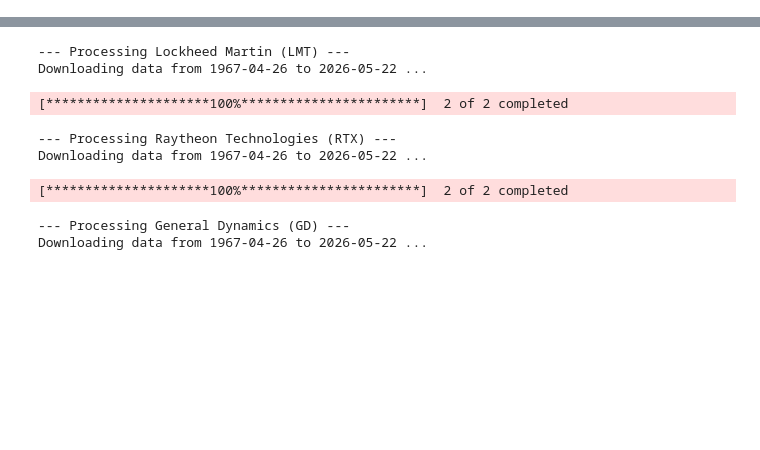
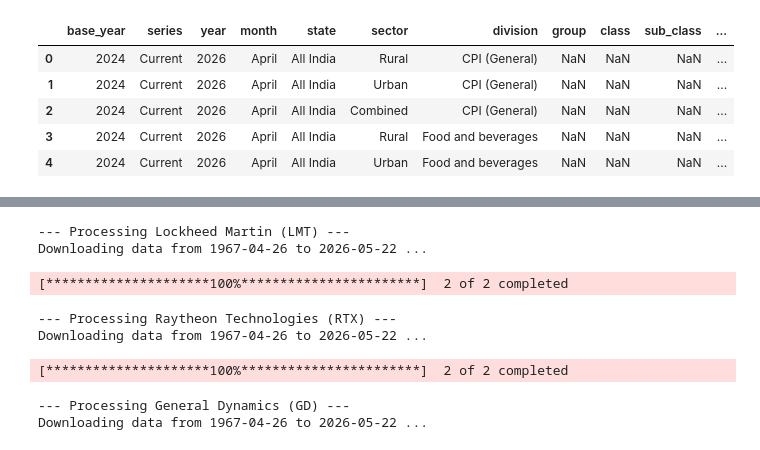
Before and after one commit to Akshu2827/Research-Analytics-Finance-, a Jupyter notebook: research_3.ipynb, the cells around one changed output, grey strips where cells are left out. Saved outputs shown, nothing was run; the diff lists cells and outputs as text; code cells hidden in the pictures; blank space fills up the shorter version.

```diff
--- a/research_3.ipynb
+++ b/research_3.ipynb
@@ -0,0 +1,34 @@
+# %%
+import pandas as pd
+import requests
+from io import BytesIO
+import urllib3
+
+# Direct download from MoSPI's eSankhyiki portal
+url = 'https://api.mospi.gov.in/api/download/CPI/cpi_8.xlsx'
+urllib3.disable_warnings(urllib3.exceptions.InsecureRequestWarning)
+
+# Direct download from MoSPI's eSankhyiki portal
+url = 'https://api.mospi.gov.in/api/download/CPI/cpi_8.xlsx'
+
+try:
+    resp = requests.get(url, timeout=30, verify=False)
+    resp.raise_for_status()
+    df = pd.read_excel(BytesIO(resp.content))
+except Exception as e:
+    print(f"Primary download failed: {e}")
+    try:
+        # fallback: let pandas try (may still fail if SSL blocked)
+        df = pd.read_excel(url)
+    except Exception as e2:
+        print(f"Fallback read_excel failed: {e2}")
+        df = pd.DataFrame()
+
+df.head()
+# %% [output]
+|  | base_year | series | year | month | state | sector | division | group | class | sub_class | ... |
+| 0 | 2024 | Current | 2026 | April | All India | Rural | CPI (General) | NaN | NaN | NaN | ... |
+| 1 | 2024 | Current | 2026 | April | All India | Urban | CPI (General) | NaN | NaN | NaN | ... |
+| 2 | 2024 | Current | 2026 | April | All India | Combined | CPI (General) | NaN | NaN | NaN | ... |
+| 3 | 2024 | Current | 2026 | April | All India | Rural | Food and beverages | NaN | NaN | NaN | ... |
+| 4 | 2024 | Current | 2026 | April | All India | Urban | Food and beverages | NaN | NaN | NaN | ... |
```
Also changed, not shown: parts of 4 cells of this notebook.
